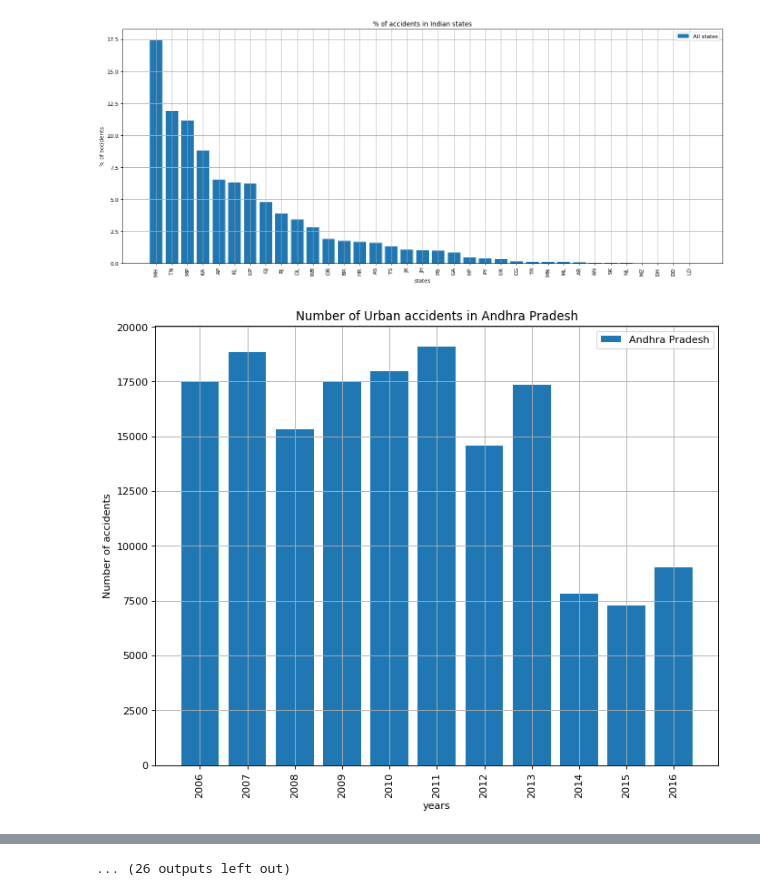
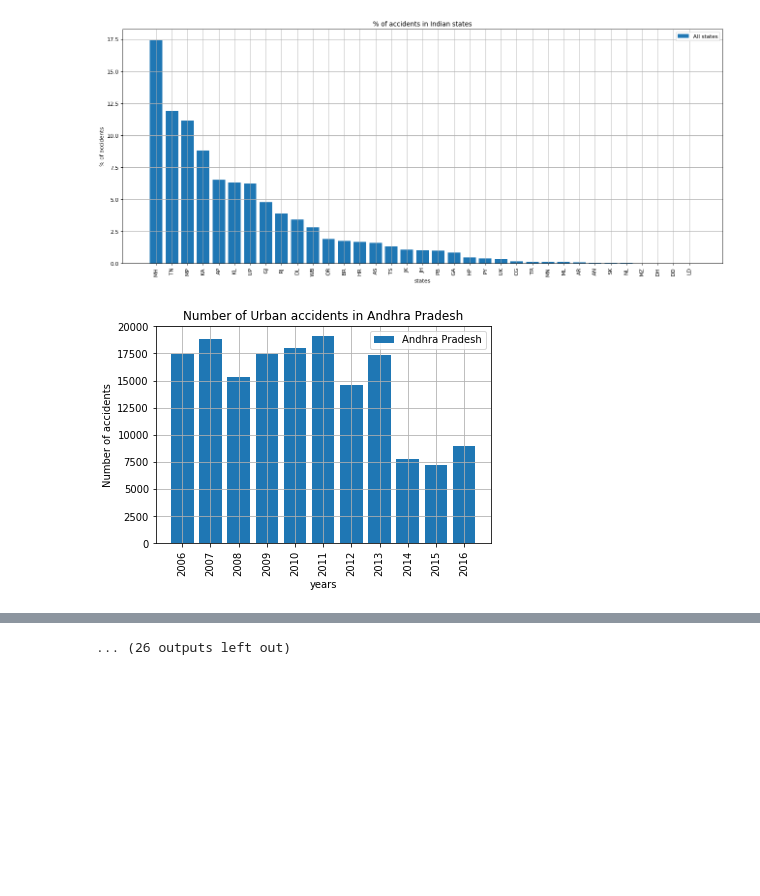
Before and after one commit to lnarasim/geekshub_python_bootcamp, a Jupyter notebook: mini-projects/urban_accidents/Urban_accidents_India_Data_graphs.ipynb, the cells around one changed output, grey strips where cells are left out. Saved outputs shown, nothing was run; the diff lists cells and outputs as text; code cells hidden in the pictures; blank space fills up the shorter version.

```diff
--- a/mini-projects/urban_accidents/Urban_accidents_India_Data_graphs.ipynb
+++ b/mini-projects/urban_accidents/Urban_accidents_India_Data_graphs.ipynb
@@ -3,6 +3,8 @@ import matplotlib.pyplot as plt
 from matplotlib.pyplot import figure
 
 FILE_NAME = "Urban_Total_Accidents_2006-16.csv"
+
+figure(num=None, figsize=(20, 8), dpi=80, facecolor='w', edgecolor='k')
 
 states_map = {'Andhra Pradesh': 'AP', 'Arunachal Pradesh': 'AR',
               'Assam': 'AS', 'Bihar': 'BR', 'Chhattisgarh': 'CG',
@@ -29,7 +31,6 @@ def percentage_of_accidents(states_data):
 
     states = dict(sorted(states.items(), key=lambda k: k[1], reverse=True))
 
-    figure(num=None, figsize=(20, 8), dpi=80, facecolor='w', edgecolor='k')
     plt.ylabel('% of accidents')
     plt.xlabel('states')
     plt.grid(True)
@@ -39,12 +40,10 @@ def percentage_of_accidents(states_data):
     plt.bar(x, y, label='All states')
     plt.xticks(rotation='vertical')
 
-
     plt.legend()
     plt.show()
 
 def plot_state(state, x, y):
-    figure(num=None, figsize=(10, 8), dpi=80, facecolor='w', edgecolor='k')
     plt.ylabel('Number of accidents')
     plt.xlabel('years')
     plt.grid(True)
@@ -52,31 +51,31 @@ def plot_state(state, x, y):
 
     x = tuple(x)
     y = tuple(y)
     plt.bar(x, y, label=state)
     plt.xticks(rotation='vertical')
 
     plt.legend()
     plt.show()
 
 def convert_to_int(value):
     try:
         return int(value)
     except ValueError:
         return 0
 
 with open(FILE_NAME) as csv_file:
     states_dict = dict()
     headers = csv_file.readline().strip().split(',')[1:]
     for line in csv_file:
         row_data = line.strip().split(',')
         state = row_data[0]
         row_data = [convert_to_int(value) for value in row_data[1:]]
         states_dict[state] = {year: year_date for year, year_date in zip(headers, row_data)}
 
 percentage_of_accidents(states_dict)
 
 for state, data in states_dict.items():
     plot_state(state, data.keys(), data.values())
 # %% [output]
 [figure]
-[figure, old version]
+[figure, new version]
```
Also changed, not shown: parts of 2 cells of this notebook, 1 other file.
